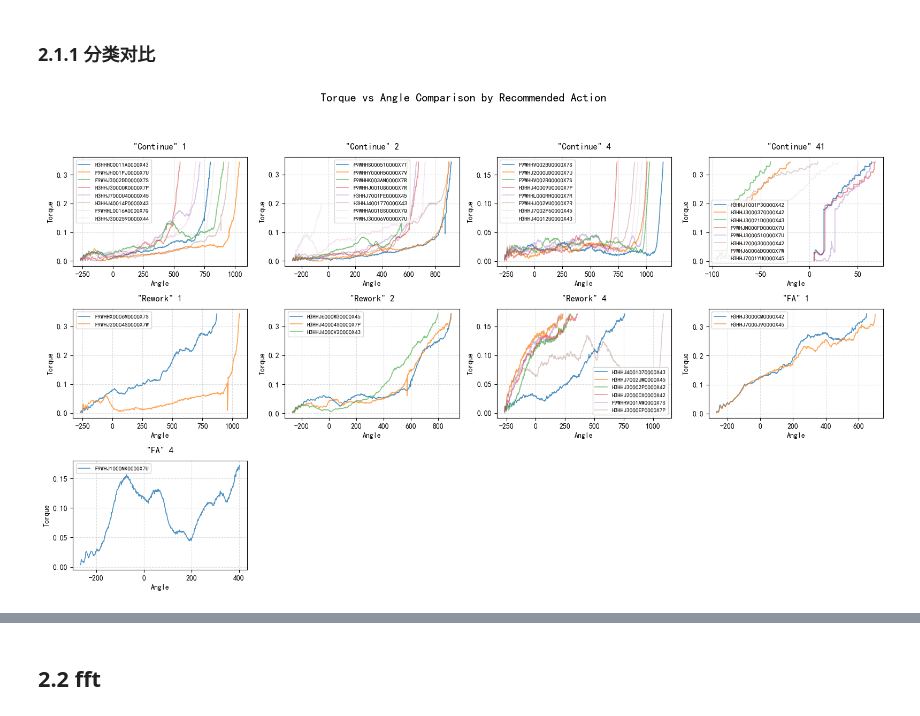
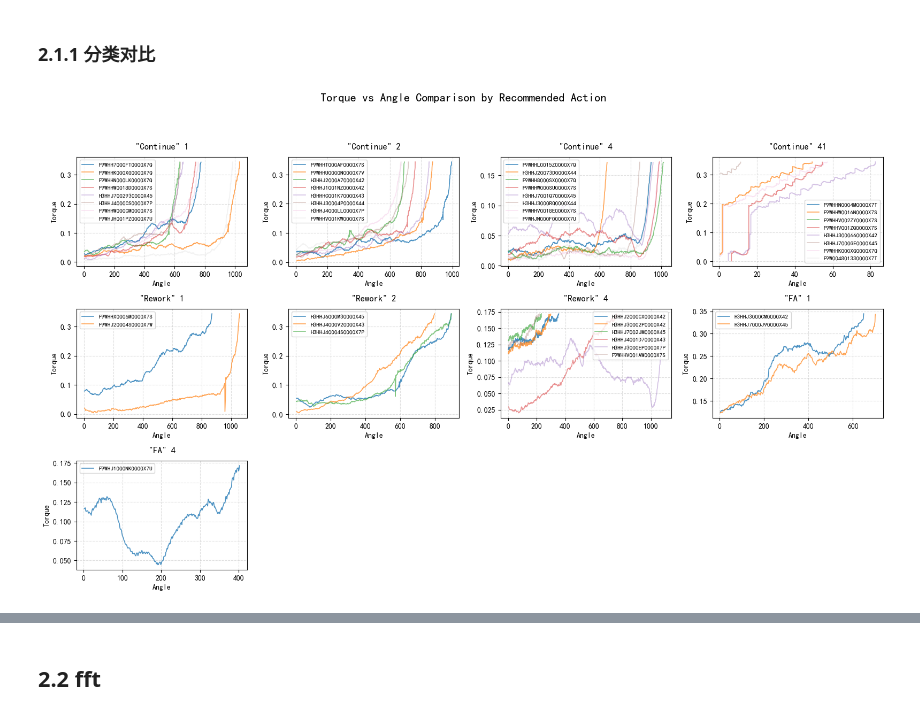
Before and after one commit to Xiaomut/apple, a Jupyter notebook: notebooks/ini.ipynb, the cells around one changed output, grey strips where cells are left out. Drawn from its saved outputs; the diff is of its cells as text; code cells hidden in the pictures.

```diff
--- a/notebooks/ini.ipynb
+++ b/notebooks/ini.ipynb
@@ -122,17 +120,17 @@ def filter_negative_values(angle_list, torque_list, min_value=0):
     同步过滤angle和torque中的负值数据（保留两者均≥min_value的点）
     返回过滤后的(angle_sublist, torque_sublist)
     """
-    # 生成索引列表，仅保留两者均≥min_value的位置  a <= min_value and
+    # 生成索引列表，仅保留两者均≥min_value的位置
     valid_indices = [
         idx for idx, (a, t) in enumerate(zip(angle_list, torque_list))
-        if t > min_value
+        if a > min_value and t > min_value
     ]
     # 提取过滤后的子列表（若没有有效数据返回空列表）
     angle_sub = [angle_list[idx] for idx in valid_indices] if valid_indices else []
     torque_sub = [torque_list[idx] for idx in valid_indices] if valid_indices else []
     return angle_sub, torque_sub
 
-def getValidGroups():
+def getValidGroups(df_use):
     valid_df = df_use[df_use.apply(validate_data, axis=1)]
     grouped = valid_df.groupby(['recommended_action', 'screwindex'])
 
@@ -193,8 +191,8 @@ def plot_comparison(valid_groups, grouped, screw_order, random_state=2):
     plt.tight_layout()
     plt.show()
 # %%
-valid_groups, grouped = getValidGroups()
+valid_groups, grouped = getValidGroups(df_use)
 np.random.seed(1)
-plot_comparison(valid_groups, grouped, screw_order, random_state=1)
+plot_comparison(valid_groups, grouped, screw_order, random_state=12)
 # %% [output]
-[figure, old version]
+[figure, new version]
```
Also changed, not shown: parts of 21 cells of this notebook, 3 other files.
